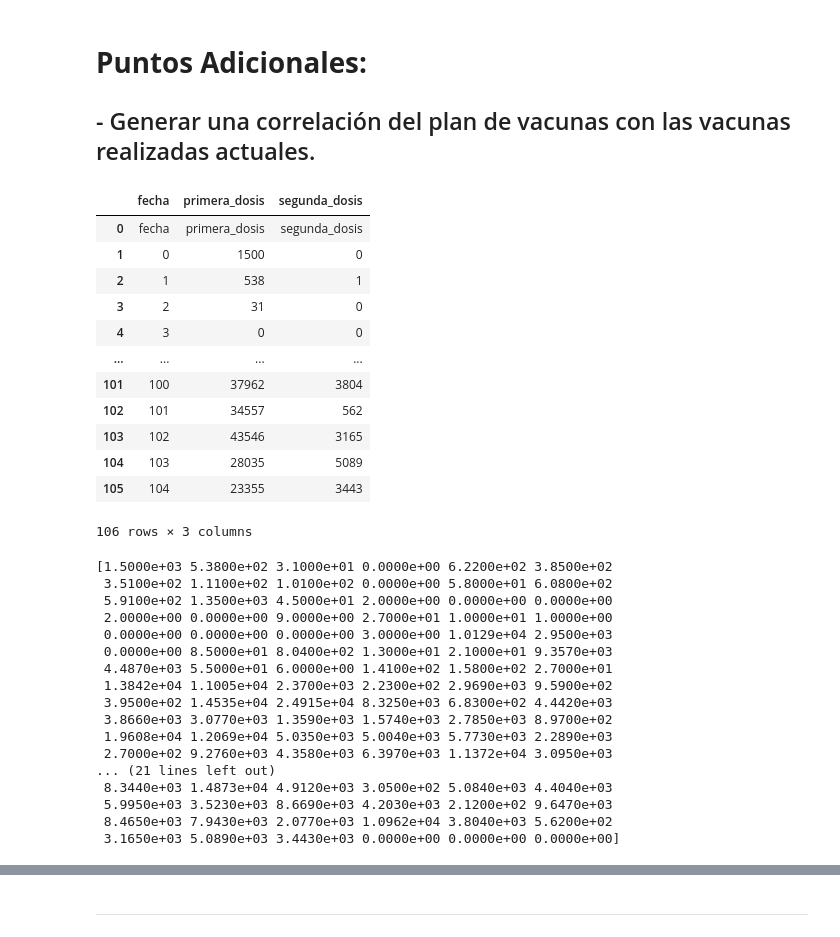
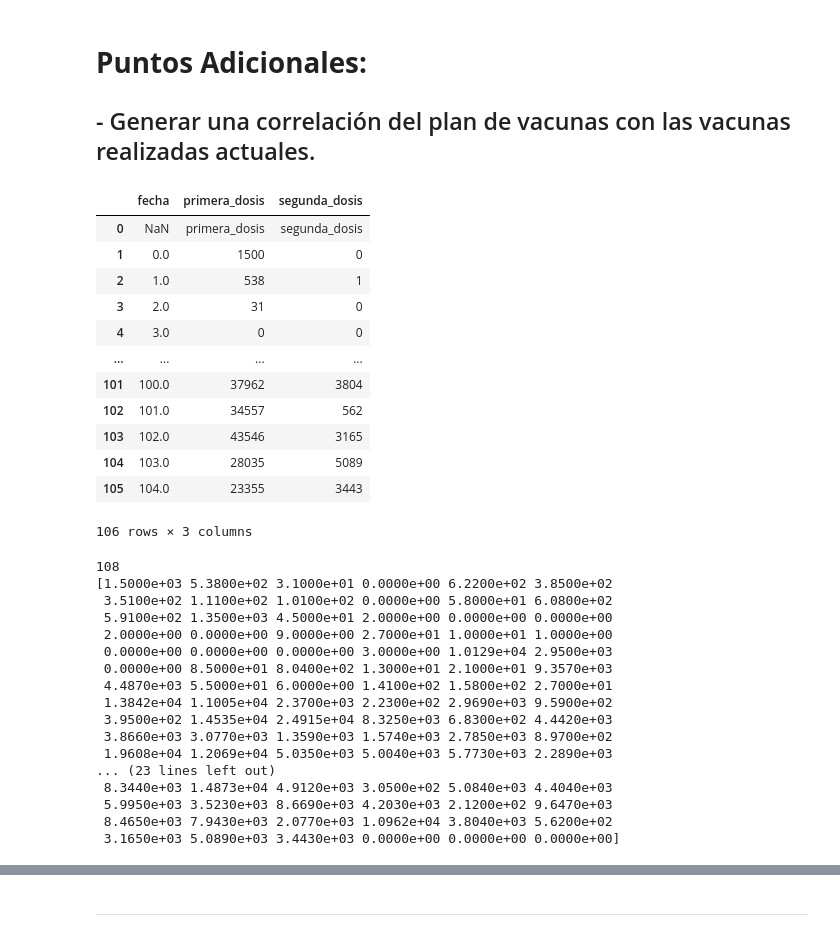
Before and after one commit to GabrielChuchuca/Prueba1InterSimulacion, a Jupyter notebook: PruebaSimulacion.ipynb, the cells around one changed output, grey strips where cells are left out. Cells and saved outputs as stored; diff of their text form; code cells hidden in the pictures.

```diff
--- a/PruebaSimulacion.ipynb
+++ b/PruebaSimulacion.ipynb
@@ -541,36 +557,40 @@ United States
 # %%
 FMT = '%Y-%m-%d'
 date = df_planvacunarse['fecha'][1:]
-df_planvacunarse['fecha'][1:] = date.map(lambda x : (datetime.datetime.strptime(x, FMT) - datetime.datetime.strptime("2021-01-21", FMT)).days)
+df_planvacunarse['fecha'] = date.map(lambda x : (datetime.datetime.strptime(x, FMT) - datetime.datetime.strptime("2021-01-21", FMT)).days)
 
 df_planvacunarse
 # %% [output]
 |  | fecha | primera_dosis | segunda_dosis |
-| 0 | fecha | primera_dosis | segunda_dosis |
-| 1 | 0 | 1500 | 0 |
-| 2 | 1 | 538 | 1 |
-| 3 | 2 | 31 | 0 |
-| 4 | 3 | 0 | 0 |
+| 0 | NaN | primera_dosis | segunda_dosis |
+| 1 | 0.0 | 1500 | 0 |
+| 2 | 1.0 | 538 | 1 |
+| 3 | 2.0 | 31 | 0 |
+| 4 | 3.0 | 0 | 0 |
 | ... | ... | ... | ... |
-| 101 | 100 | 37962 | 3804 |
-| 102 | 101 | 34557 | 562 |
-| 103 | 102 | 43546 | 3165 |
-| 104 | 103 | 28035 | 5089 |
-| 105 | 104 | 23355 | 3443 |
+| 101 | 100.0 | 37962 | 3804 |
+| 102 | 101.0 | 34557 | 562 |
+| 103 | 102.0 | 43546 | 3165 |
+| 104 | 103.0 | 28035 | 5089 |
+| 105 | 104.0 | 23355 | 3443 |
 106 rows × 3 columns
 # %%
 xpd = np.array(df_planvacunarse['primera_dosis'][1:], dtype='float')
 ypd = np.array(df_planvacunarse['segunda_dosis'][1:], dtype='float')
+
 #X = np.array(df_planvacunarse['fecha'][1:], dtype='float')
 #Y = np.array(df_planvacunarse['fecha'][1:], dtype='float')
 #C = np.corrcoef(X,Y)
 #print(C)
 xpd = np.append(xpd, [.0, .0, .0])
+print(len(xpd))
 print(xpd)
 print("----------")
 ypd = np.append(ypd, [.0, .0, .0])
+print(len(ypd))
 print(ypd)
 # %% [output]
+108
 [1.5000e+03 5.3800e+02 3.1000e+01 0.0000e+00 6.2200e+02 3.8500e+02
  3.5100e+02 1.1100e+02 1.0100e+02 0.0000e+00 5.8000e+01 6.0800e+02
  5.9100e+02 1.3500e+03 4.5000e+01 2.0000e+00 0.0000e+00 0.0000e+00
@@ -582,8 +602,7 @@ print(ypd)
  3.9500e+02 1.4535e+04 2.4915e+04 8.3250e+03 6.8300e+02 4.4420e+03
  3.8660e+03 3.0770e+03 1.3590e+03 1.5740e+03 2.7850e+03 8.9700e+02
  1.9608e+04 1.2069e+04 5.0350e+03 5.0040e+03 5.7730e+03 2.2890e+03
- 2.7000e+02 9.2760e+03 4.3580e+03 6.3970e+03 1.1372e+04 3.0950e+03
-... (21 lines left out)
+... (23 lines left out)
  8.3440e+03 1.4873e+04 4.9120e+03 3.0500e+02 5.0840e+03 4.4040e+03
  5.9950e+03 3.5230e+03 8.6690e+03 4.2030e+03 2.1200e+02 9.6470e+03
  8.4650e+03 7.9430e+03 2.0770e+03 1.0962e+04 3.8040e+03 5.6200e+02
```
Also changed, not shown: parts of 13 cells of this notebook.
